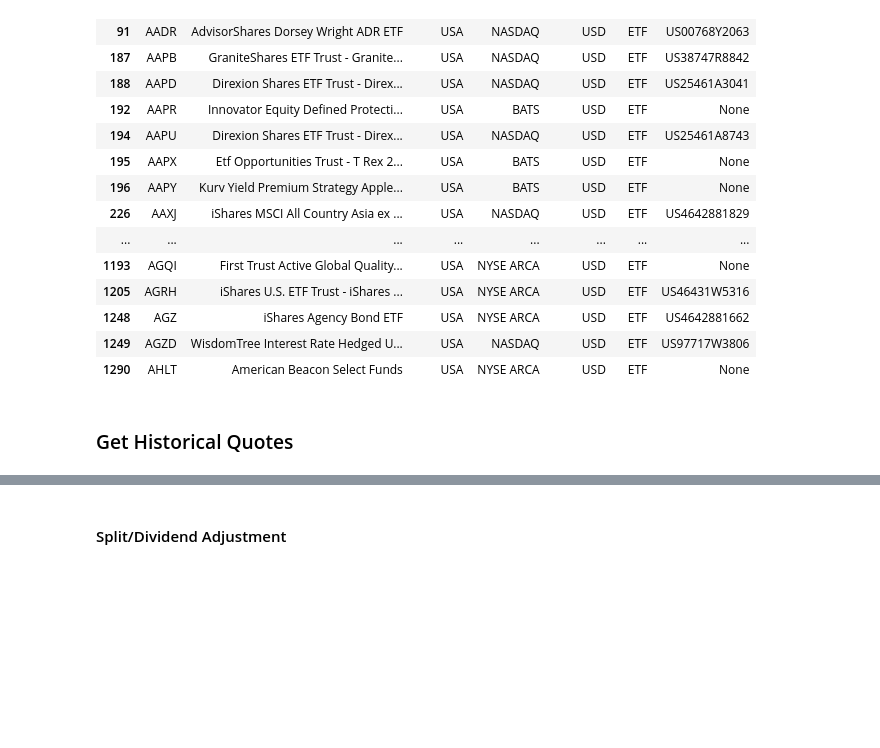
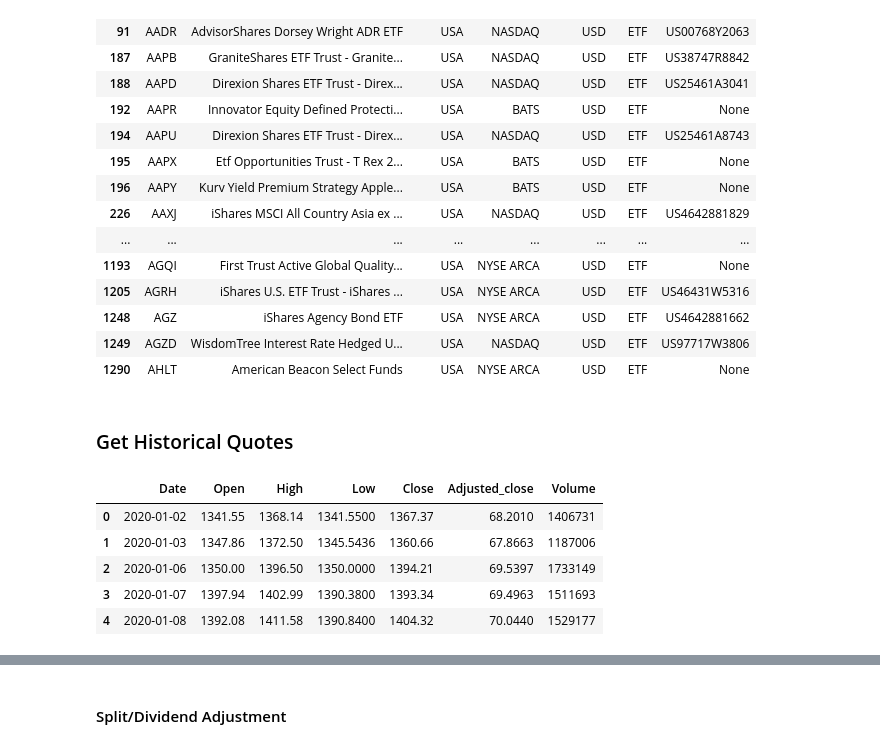
Before and after one commit to mcreutz/playground, a Jupyter notebook: finance/data_api/eod_histo_data.ipynb, the cells around one changed output, grey strips where cells are left out. Saved outputs shown, nothing was run; the diff lists cells and outputs as text; code cells hidden in the pictures; blank space fills up the shorter version.

```diff
--- a/finance/data_api/eod_histo_data.ipynb
+++ b/finance/data_api/eod_histo_data.ipynb
@@ -108,9 +95,16 @@ contracts[contracts['Type'] == 'ETF'][:50]
 # %% [markdown]
 ### Get Historical Quotes
 # %%
-FROM = "2022-02-23"
-TO = "2022-03-23"
-TICKER = "NVDA.US"
+FROM = "2020-01-01"
+TO = "2024-09-01"
+TICKER = "GOOG.US"
 url = f"https://eodhistoricaldata.com/api/eod/{TICKER}?api_token={API_KEY}&from={FROM}&to={TO}"
 quotes = pd.read_csv(url, skipfooter=1)
 quotes.head()
+# %% [output]
+|  | Date | Open | High | Low | Close | Adjusted_close | Volume |
+| 0 | 2020-01-02 | 1341.55 | 1368.14 | 1341.5500 | 1367.37 | 68.2010 | 1406731 |
+| 1 | 2020-01-03 | 1347.86 | 1372.50 | 1345.5436 | 1360.66 | 67.8663 | 1187006 |
+| 2 | 2020-01-06 | 1350.00 | 1396.50 | 1350.0000 | 1394.21 | 69.5397 | 1733149 |
+| 3 | 2020-01-07 | 1397.94 | 1402.99 | 1390.3800 | 1393.34 | 69.4963 | 1511693 |
+| 4 | 2020-01-08 | 1392.08 | 1411.58 | 1390.8400 | 1404.32 | 70.0440 | 1529177 |
```
Also changed, not shown: parts of 7 cells of this notebook.
